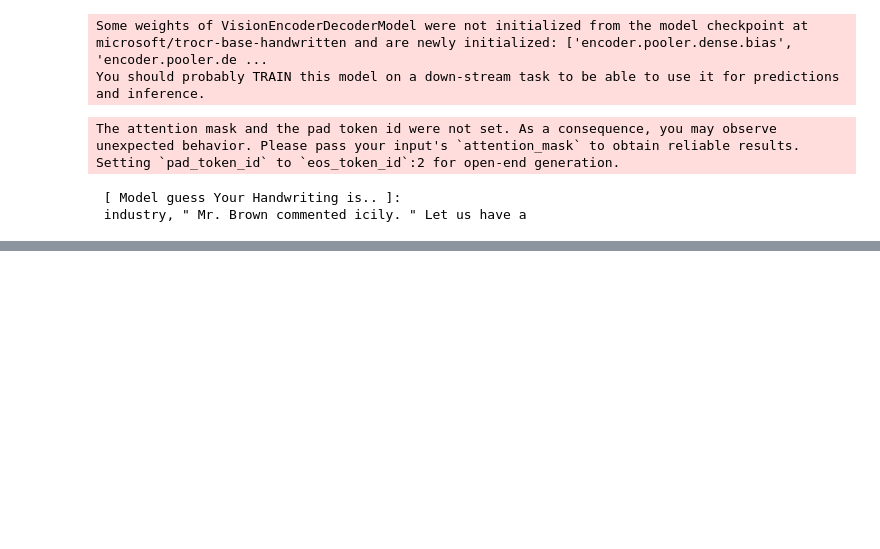
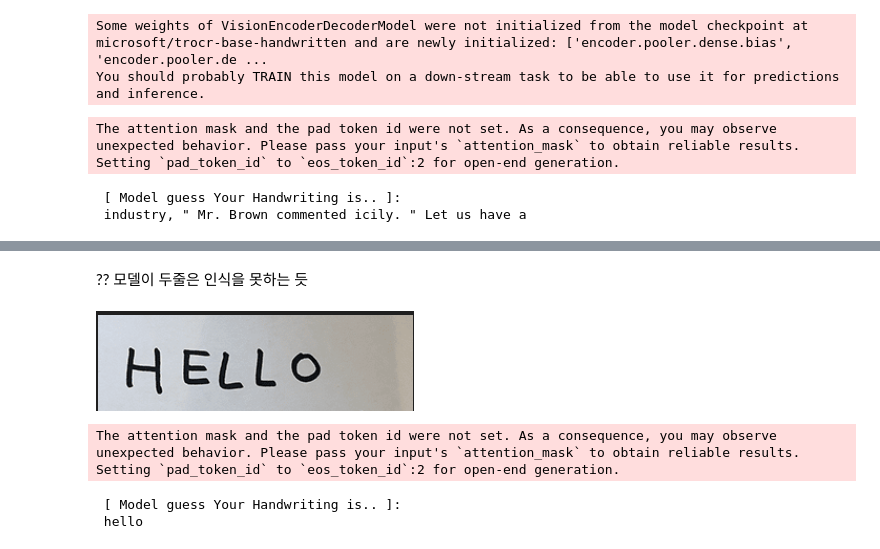
Before and after one commit to purang2/GPT, a Jupyter notebook: BrainAILab-NLP-Study/BrainAILab_GPT_baseline_ver2_Image-Captioning.ipynb, the cells around one changed output, grey strips where cells are left out. Cells and saved outputs as stored; diff of their text form; code cells hidden in the pictures; blank space fills up the shorter version.

```diff
--- a/BrainAILab-NLP-Study/BrainAILab_GPT_baseline_ver2_Image-Captioning.ipynb
+++ b/BrainAILab-NLP-Study/BrainAILab_GPT_baseline_ver2_Image-Captioning.ipynb
@@ -356,0 +384,14 @@ Setting `pad_token_id` to `eos_token_id`:2 for open-end generation.
+# %% [markdown]
+?? 모델이 두줄은 인식을 못하는 듯
+# %%
+img4 = Image.open('hello1.PNG').convert("RGB")
+display(img4)
+
+
+print(f"\n\n [ Model guess Your Handwriting is.. ]: \n {ocr_image(img4)}")
+# %% [output]
+[figure, added]
+The attention mask and the pad token id were not set. As a consequence, you may observe unexpected behavior. Please pass your input's `attention_mask` to obtain reliable results.
+Setting `pad_token_id` to `eos_token_id`:2 for open-end generation.
+ [ Model guess Your Handwriting is.. ]:
+ hello
```
Also changed, not shown: parts of 5 cells of this notebook, 8 other files.
